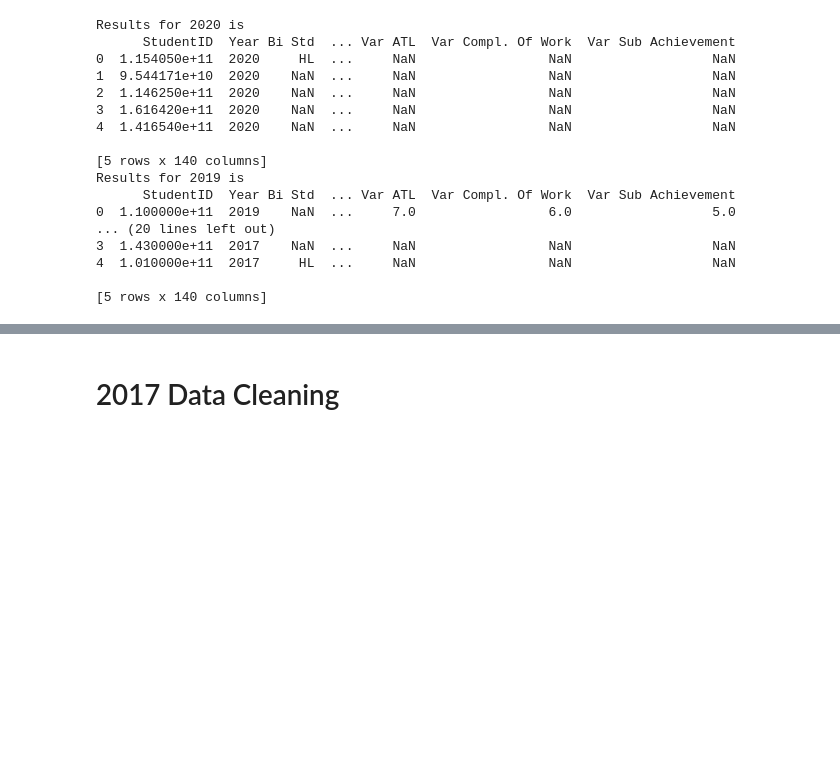
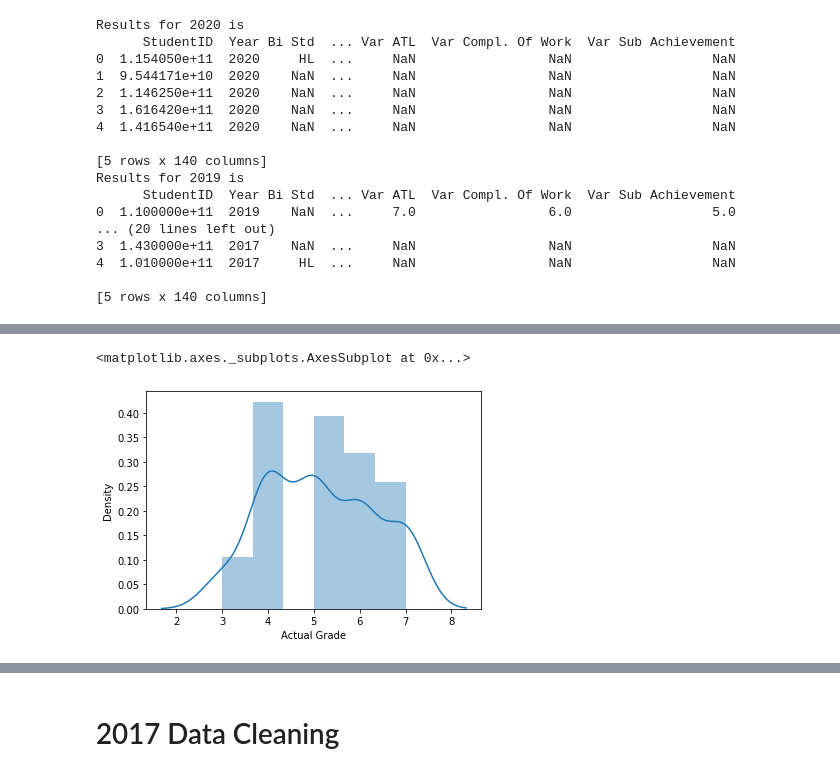
Before and after one commit to siti-alawiyah/ibresultprediction, a Jupyter notebook: Exploratory_Data_Analysis_1.0.ipynb, the cells around one changed output, grey strips where cells are left out. Cells and saved outputs as stored; diff of their text form; code cells hidden in the pictures; blank space fills up the shorter version.

```diff
--- a/Exploratory_Data_Analysis_1.0.ipynb
+++ b/Exploratory_Data_Analysis_1.0.ipynb
@@ -190,0 +203,6 @@ Results for 2019 is
+# %%
+#plotting histogram for 2019
+sns.distplot(df19['Actual Grade'])
+# %% [output]
+<matplotlib.axes._subplots.AxesSubplot at 0x...>
+[figure, added]
```
Also changed, not shown: parts of 25 cells of this notebook.
